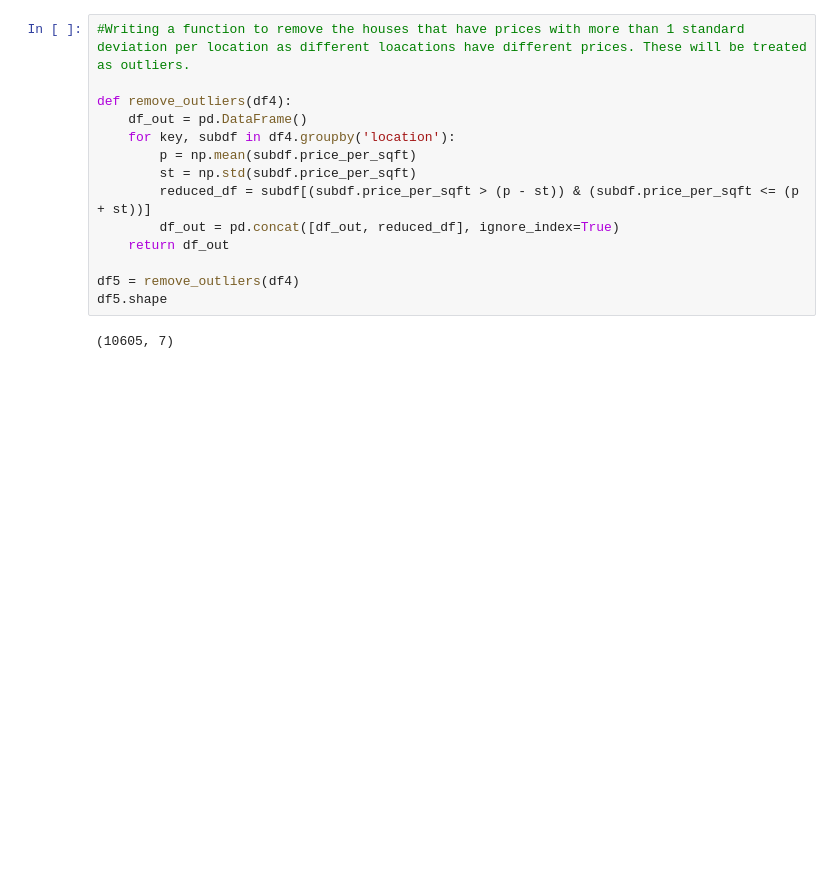
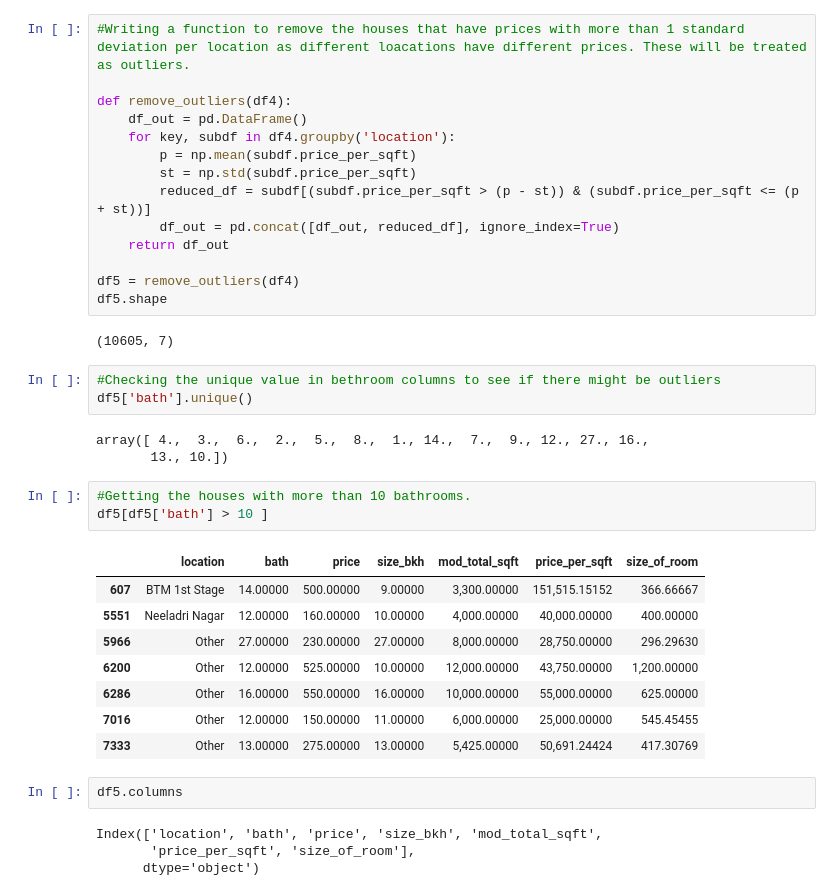
Before and after one commit to Begge10850/India_House_Prediction, a Jupyter notebook: rent_prediction.ipynb, the cells around one changed output. Drawn from its saved outputs; the diff is of its cells as text; blank space fills up the shorter version.

```diff
--- a/rent_prediction.ipynb
+++ b/rent_prediction.ipynb
@@ -413,3 +413,27 @@ df5 = remove_outliers(df4)
 df5.shape
 # %% [output]
 (10605, 7)
+# %%
+#Checking the unique value in bethroom columns to see if there might be outliers
+df5['bath'].unique()
+# %% [output]
+array([ 4.,  3.,  6.,  2.,  5.,  8.,  1., 14.,  7.,  9., 12., 27., 16.,
+       13., 10.])
+# %%
+#Getting the houses with more than 10 bathrooms.
+df5[df5['bath'] > 10 ]
+# %% [output]
+|  | location | bath | price | size_bkh | mod_total_sqft | price_per_sqft | size_of_room |
+| 607 | BTM 1st Stage | 14.00000 | 500.00000 | 9.00000 | 3,300.00000 | 151,515.15152 | 366.66667 |
+| 5551 | Neeladri Nagar | 12.00000 | 160.00000 | 10.00000 | 4,000.00000 | 40,000.00000 | 400.00000 |
+| 5966 | Other | 27.00000 | 230.00000 | 27.00000 | 8,000.00000 | 28,750.00000 | 296.29630 |
+| 6200 | Other | 12.00000 | 525.00000 | 10.00000 | 12,000.00000 | 43,750.00000 | 1,200.00000 |
+| 6286 | Other | 16.00000 | 550.00000 | 16.00000 | 10,000.00000 | 55,000.00000 | 625.00000 |
+| 7016 | Other | 12.00000 | 150.00000 | 11.00000 | 6,000.00000 | 25,000.00000 | 545.45455 |
+| 7333 | Other | 13.00000 | 275.00000 | 13.00000 | 5,425.00000 | 50,691.24424 | 417.30769 |
+# %%
+df5.columns
+# %% [output]
+Index(['location', 'bath', 'price', 'size_bkh', 'mod_total_sqft',
+       'price_per_sqft', 'size_of_room'],
+      dtype='object')
```
Also changed, not shown: parts of 2 cells of this notebook.
